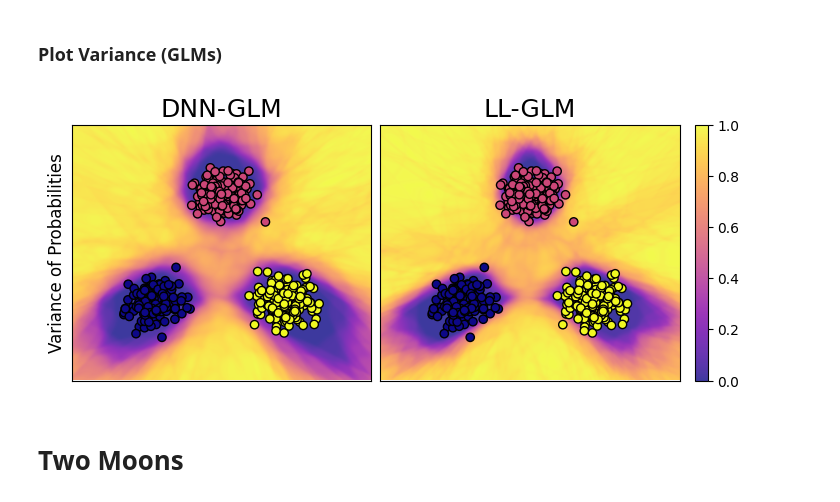
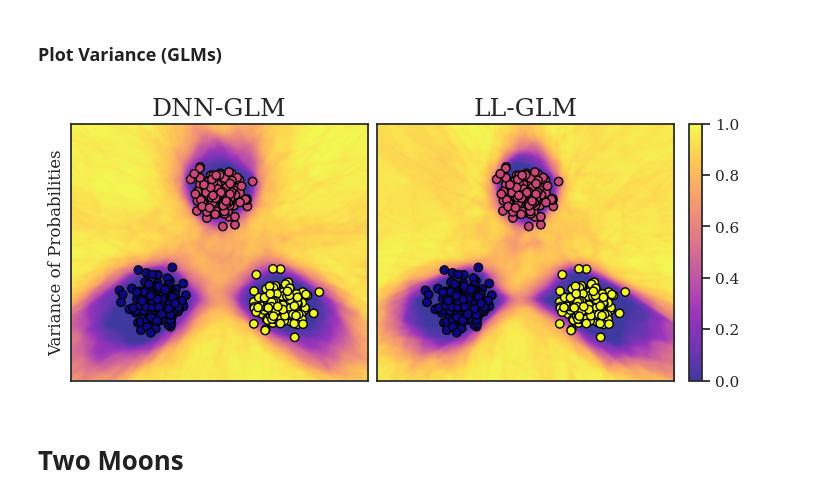
Before and after one commit to josephwilsonmaths/ll_uq, a Jupyter notebook: toy_classification.ipynb, the cells around one changed output. Saved outputs shown, nothing was run; the diff lists cells and outputs as text; code cells hidden in the pictures.

Commit message:
fixed plotting

```diff
--- a/toy_classification.ipynb
+++ b/toy_classification.ipynb
@@ -298,7 +299,7 @@ dnn_glm = lsp.Posterior(network=net,
                         task='classification',
                         precision='double')
 
-gamma = 12
+gamma = 15
 res = dnn_glm.train(train=toy_dataset(train_x,train_y),
                     bs=n,
                     gamma=gamma,
@@ -545,45 +544,46 @@ f.savefig(f'results/toy_classification/three_islands.pdf', format='pdf')
 # %%
 # Excerpt to plot only variance of probabilities for LL-GLM and DNN-GLM
 
 import utils.metrics as metrics
 from importlib import reload; reload(metrics)
 
 pred_dict_glms = {'DNN-GLM': pred_dict['DNN-GLM'],
                   'LL-GLM': pred_dict['LL-GLM']
                   }
 
 keys = list(pred_dict_glms.keys())
 
-fs, h, w = 18, 3, 7
+with texplot.theme():
+    fs, h, w = 18, 3, 7
 
-f, axes = plt.subplots(1, len(pred_dict_glms.keys()), figsize=(w, h), sharex=True, sharey=True, layout='constrained')
-for idk,ax in enumerate(axes.T):
-    for i in range(1):
-        ax, im = metrics.plot_var_ax(
-            X_test=train_x,
-            Y_test=train_y,
-            y_pred=pred_dict_glms[keys[idk]],
-            test_grid_points=test_grid_points,
-            ax=ax,
-            logit=False,
-            sigmoid_on=(C == 1),
-            cut_off=None
-        )
-        if idk == 0:
-            # ax[0].set_ylabel('Logits', fontsize=int(fs * 2/3))
-            ax.set_ylabel('Variance of Probabilities', fontsize=int(fs * 2/3))
-        if i == 0:
-            ax.set_title(keys[idk], fontsize=fs)
-        ax.set_xticks([], [])
-        ax.set_yticks([], [])
+    f, axes = plt.subplots(1, len(pred_dict_glms.keys()), figsize=(w, h), sharex=True, sharey=True, layout='constrained')
+    for idk,ax in enumerate(axes.T):
+        for i in range(1):
+            ax, im = metrics.plot_var_ax(
+                X_test=train_x,
+                Y_test=train_y,
+                y_pred=pred_dict_glms[keys[idk]],
+                test_grid_points=test_grid_points,
+                ax=ax,
+                logit=False,
+                sigmoid_on=(C == 1),
+                cut_off=None
+            )
+            if idk == 0:
+                # ax[0].set_ylabel('Logits', fontsize=int(fs * 2/3))
+                ax.set_ylabel('Variance of Probabilities', fontsize=int(fs * 2/3))
+            if i == 0:
+                ax.set_title(keys[idk], fontsize=fs)
+            ax.set_xticks([], [])
+            ax.set_yticks([], [])
 
 
-f.colorbar(im, ax=axes.T[-1], fraction=0.1, pad=0.05)
-f.subplots_adjust(wspace=0, hspace=0)
-f.show()
-f.savefig(f'results/toy_classification/three_islands_glms.pdf', format='pdf')
+    f.colorbar(im, ax=axes.T[-1], fraction=0.1, pad=0.05)
+    f.subplots_adjust(wspace=0, hspace=0)
+    f.show()
+    f.savefig(f'results/toy_classification/three_islands_glms.pdf', format='pdf')
 # %% [output]
-[figure, old version]
+[figure, new version]
 # %% [markdown]
 # Two Moons
 # %% [markdown]
```
Also changed, not shown: parts of 9 cells of this notebook, 2 other files.
